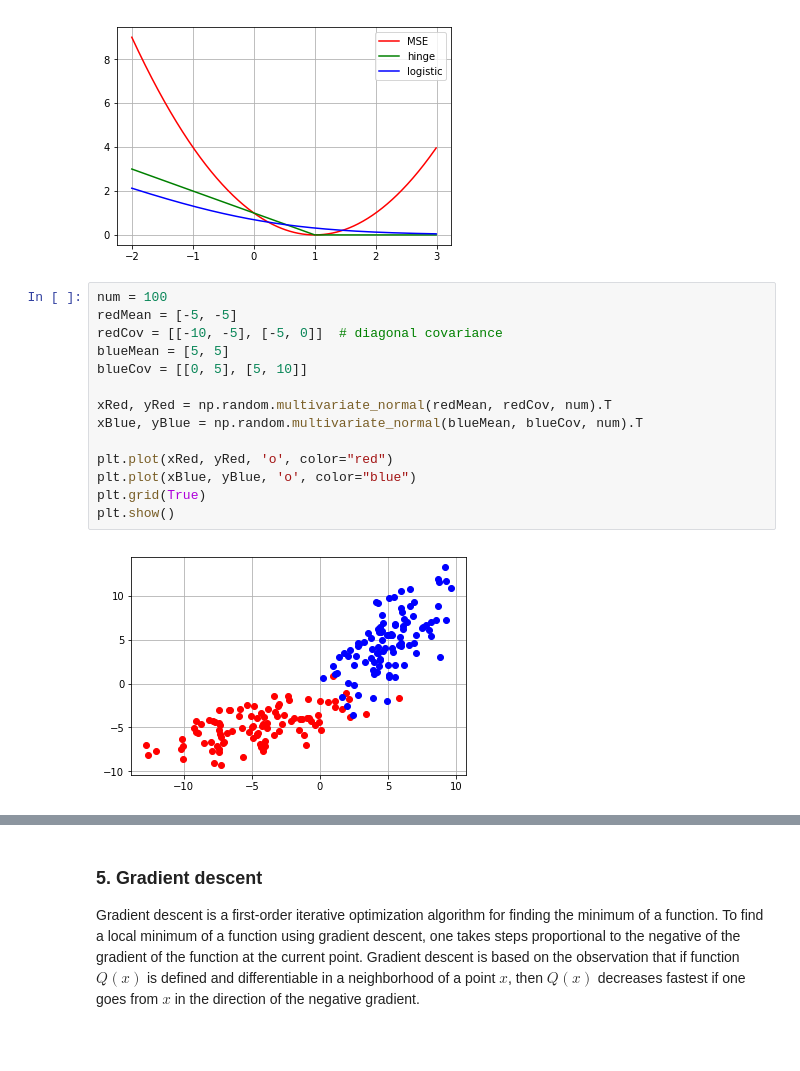
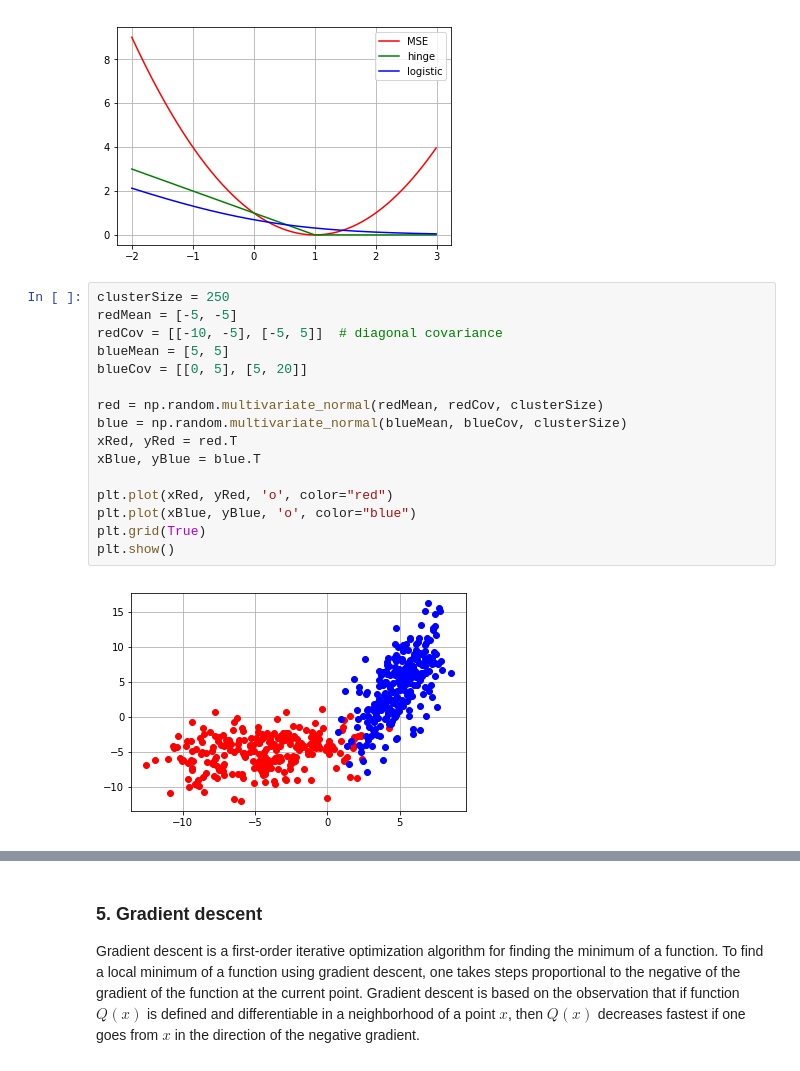
Before and after one commit to sergevkim/DarinKim, a Jupyter notebook: draft-1.ipynb, the cells around one changed output, grey strips where cells are left out. Drawn from its saved outputs; the diff is of its cells as text.

```diff
--- a/draft-1.ipynb
+++ b/draft-1.ipynb
@@ -246,18 +252,20 @@ plt.show()
 # %% [output]
 [figure]
 # %%
-num = 100
+clusterSize = 250
 redMean = [-5, -5]
-redCov = [[-10, -5], [-5, 0]]  # diagonal covariance
+redCov = [[-10, -5], [-5, 5]]  # diagonal covariance
 blueMean = [5, 5]
-blueCov = [[0, 5], [5, 10]]
+blueCov = [[0, 5], [5, 20]]
 
-xRed, yRed = np.random.multivariate_normal(redMean, redCov, num).T
-xBlue, yBlue = np.random.multivariate_normal(blueMean, blueCov, num).T
+red = np.random.multivariate_normal(redMean, redCov, clusterSize)
+blue = np.random.multivariate_normal(blueMean, blueCov, clusterSize)
+xRed, yRed = red.T
+xBlue, yBlue = blue.T
 
 plt.plot(xRed, yRed, 'o', color="red")
 plt.plot(xBlue, yBlue, 'o', color="blue")
 plt.grid(True)
 plt.show()
 # %% [output]
-[figure, old version]
+[figure, new version]
```
Also changed, not shown: parts of 12 cells of this notebook.
